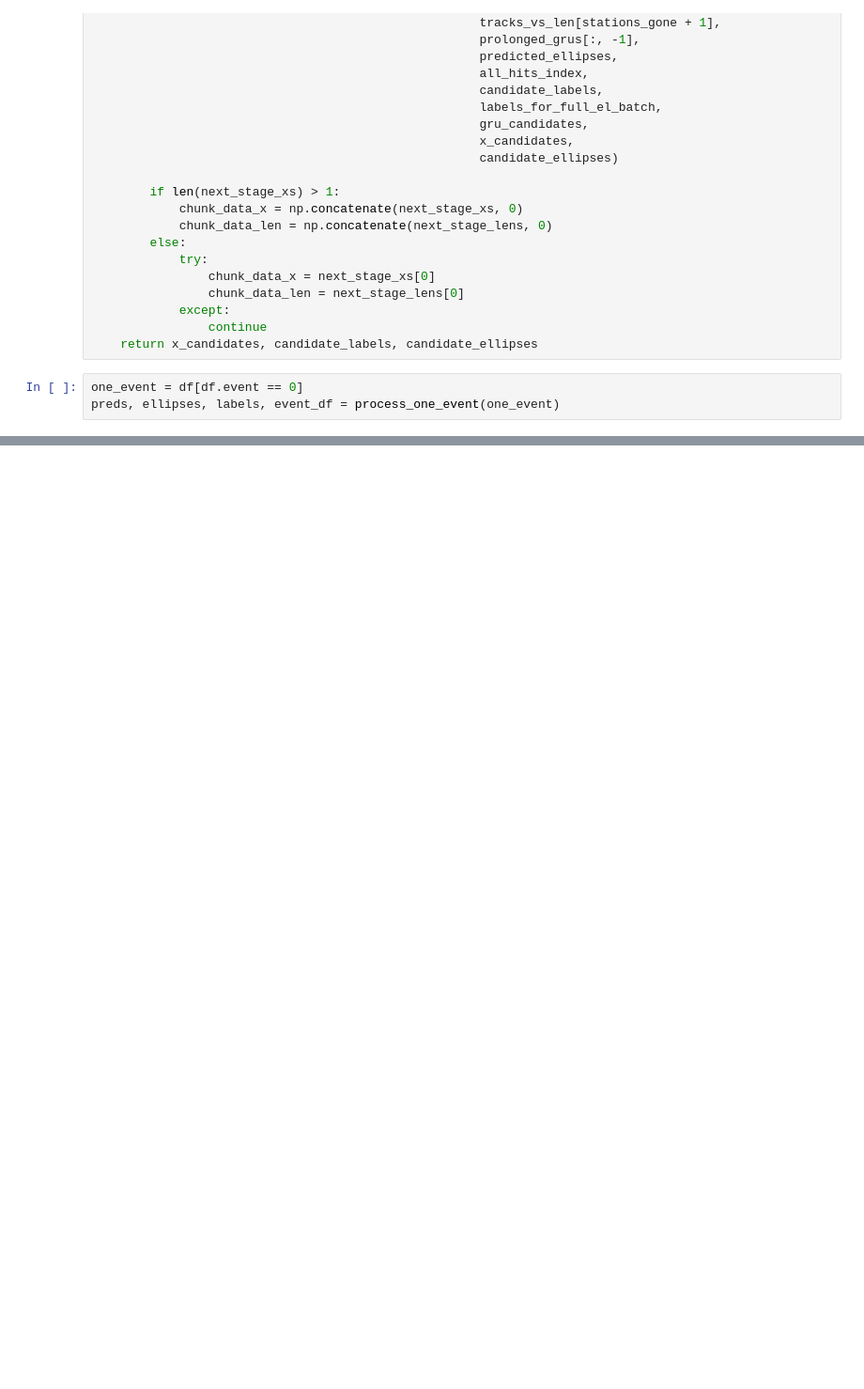
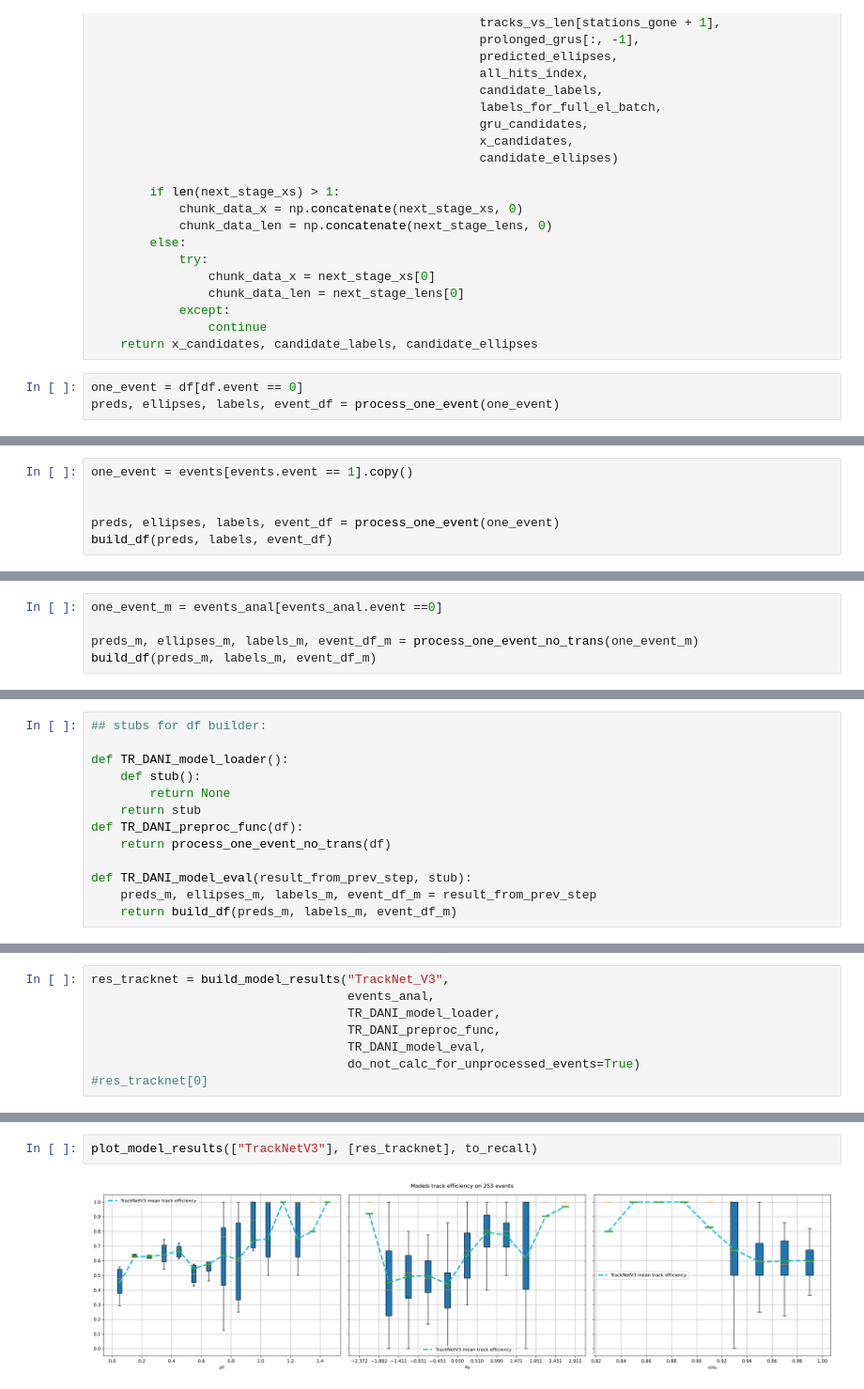
Before and after one commit to t3hseus/ariadne, a Jupyter notebook: notebooks/tracknet_preds_analyze_cut.ipynb, the cells around one changed output, grey strips where cells are left out. Shown at 94% size. Saved outputs shown, nothing was run; the diff lists cells and outputs as text; blank space fills up the shorter version.

Commit message:
added graphics for tracknet v3

```diff
--- a/notebooks/tracknet_preds_analyze_cut.ipynb
+++ b/notebooks/tracknet_preds_analyze_cut.ipynb
@@ -606,0 +654,6 @@ build_df(preds, labels, event_df)
+# %%
+one_event = events[events.event == 1].copy()
+
+
+preds, ellipses, labels, event_df = process_one_event(one_event)
+build_df(preds, labels, event_df)
@@ -606,0 +666,5 @@ build_df(preds, labels, event_df)
+# %%
+one_event_m = events_anal[events_anal.event ==0]
+
+preds_m, ellipses_m, labels_m, event_df_m = process_one_event_no_trans(one_event_m)
+build_df(preds_m, labels_m, event_df_m)
@@ -606,0 +690,13 @@ build_df(preds, labels, event_df)
+# %%
+## stubs for df builder:
+
+def TR_DANI_model_loader():
+    def stub():
+        return None
+    return stub
+def TR_DANI_preproc_func(df):
+    return process_one_event_no_trans(df)
+
+def TR_DANI_model_eval(result_from_prev_step, stub):
+    preds_m, ellipses_m, labels_m, event_df_m = result_from_prev_step
+    return build_df(preds_m, labels_m, event_df_m)
@@ -606,0 +960,8 @@ build_df(preds, labels, event_df)
+# %%
+res_tracknet = build_model_results("TrackNet_V3",
+                                   events_anal,
+                                   TR_DANI_model_loader,
+                                   TR_DANI_preproc_func,
+                                   TR_DANI_model_eval,
+                                   do_not_calc_for_unprocessed_events=True)
+#res_tracknet[0]
@@ -606,0 +1246,4 @@ build_df(preds, labels, event_df)
+# %%
+plot_model_results(["TrackNetV3"], [res_tracknet], to_recall)
+# %% [output]
+[figure, added]
```
Also changed, not shown: parts of 20 cells of this notebook.
